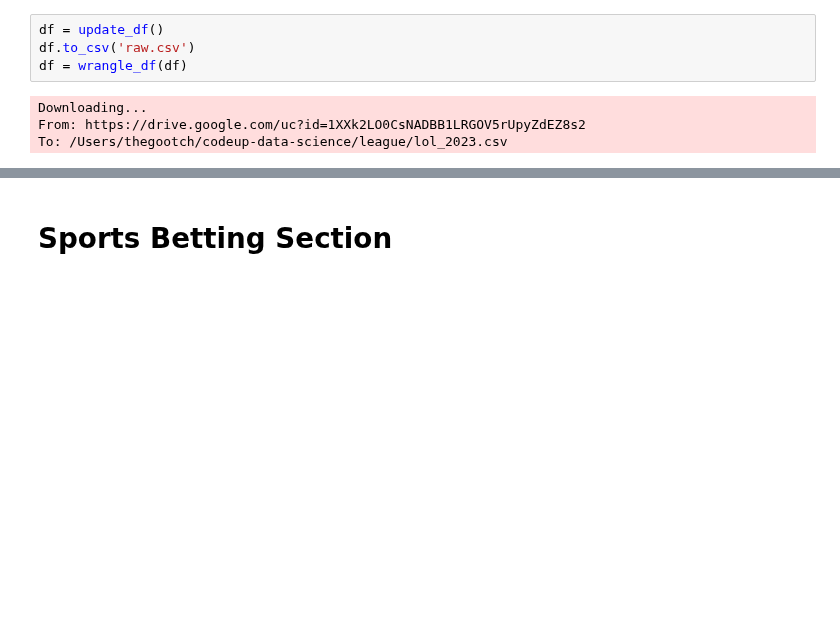
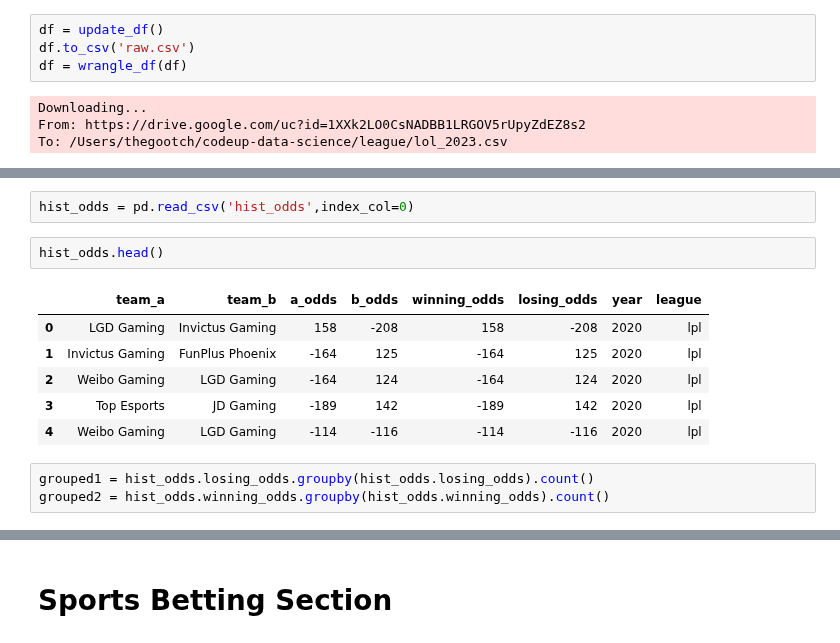
Before and after one commit to richie-p-meyer/league, a Jupyter notebook: scratch.ipynb, the cells around one changed output, grey strips where cells are left out. Drawn from its saved outputs; the diff is of its cells as text; blank space fills up the shorter version.

```diff
--- a/scratch.ipynb
+++ b/scratch.ipynb
@@ -264,0 +236,14 @@ arg.head()
+# %%
+hist_odds = pd.read_csv('hist_odds',index_col=0)
+# %%
+hist_odds.head()
+# %% [output]
+|  | team_a | team_b | a_odds | b_odds | winning_odds | losing_odds | year | league |
+| 0 | LGD Gaming | Invictus Gaming | 158 | -208 | 158 | -208 | 2020 | lpl |
+| 1 | Invictus Gaming | FunPlus Phoenix | -164 | 125 | -164 | 125 | 2020 | lpl |
+| 2 | Weibo Gaming | LGD Gaming | -164 | 124 | -164 | 124 | 2020 | lpl |
+| 3 | Top Esports | JD Gaming | -189 | 142 | -189 | 142 | 2020 | lpl |
+| 4 | Weibo Gaming | LGD Gaming | -114 | -116 | -114 | -116 | 2020 | lpl |
+# %%
+grouped1 = hist_odds.losing_odds.groupby(hist_odds.losing_odds).count()
+grouped2 = hist_odds.winning_odds.groupby(hist_odds.winning_odds).count()
```
Also changed, not shown: parts of 18 cells of this notebook, 3 other files.
